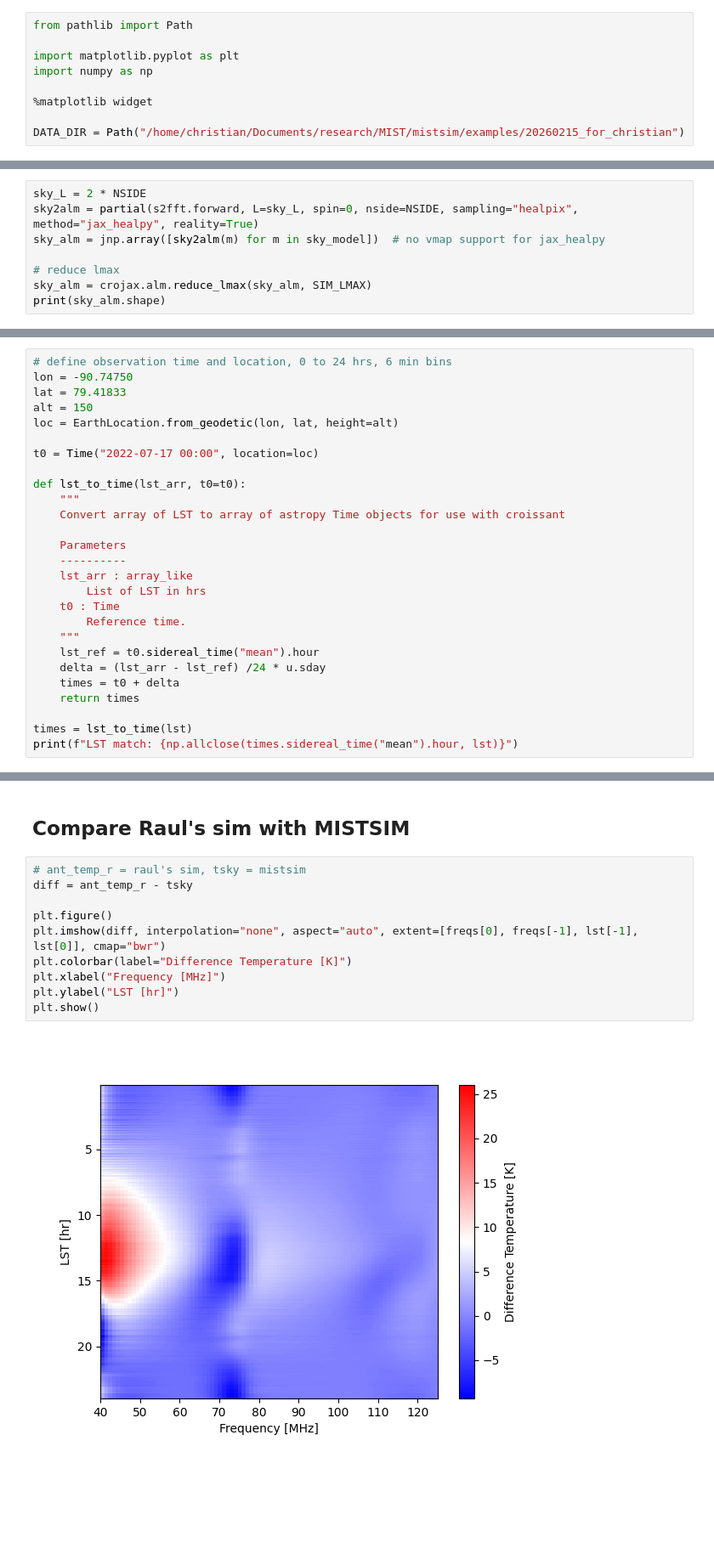
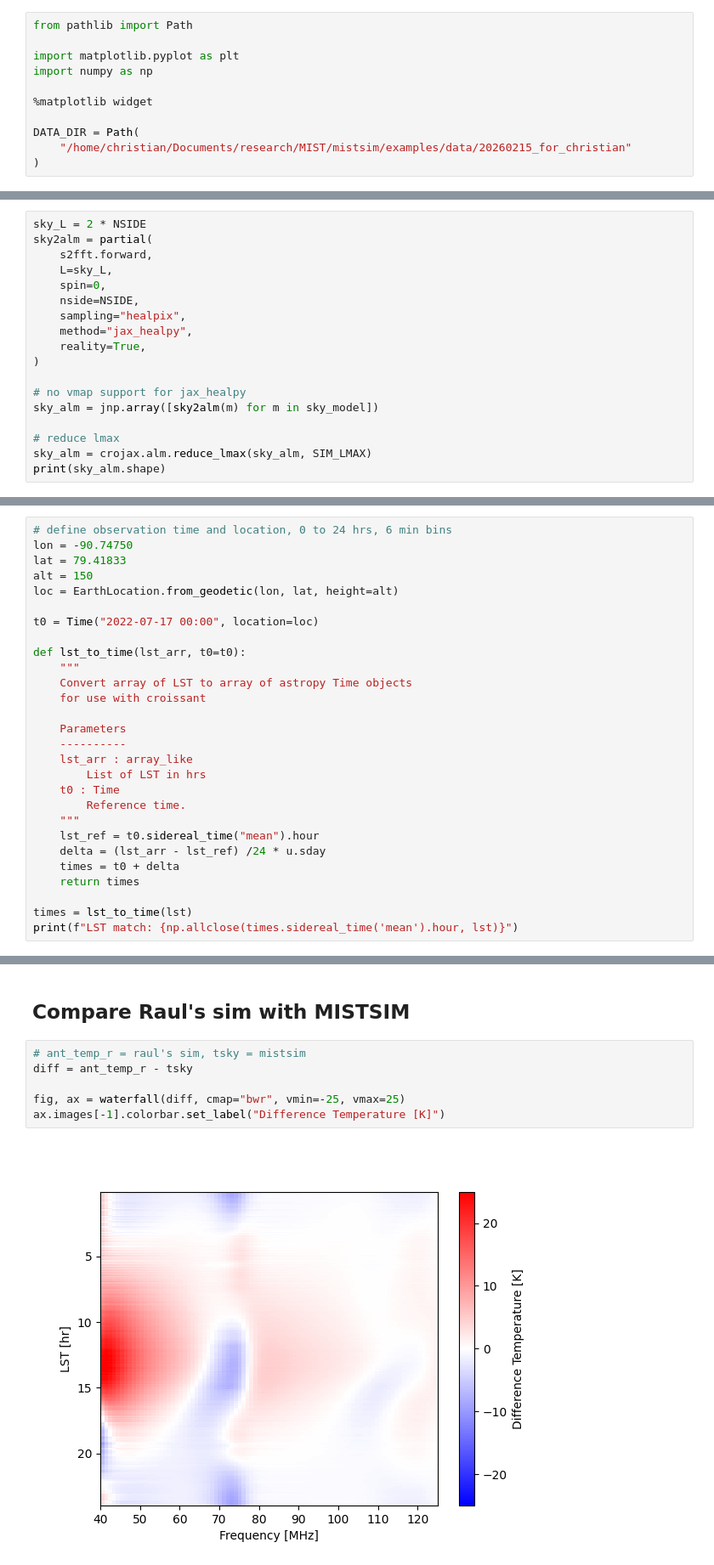
Before and after one commit to MIST-Experiment/mistsim, a Jupyter notebook: examples/sim_comparison.ipynb, the cells around one changed output, grey strips where cells are left out. Shown at 85% size. Drawn from its saved outputs; the diff is of its cells as text; blank space fills up the shorter version.

```diff
--- a/examples/sim_comparison.ipynb
+++ b/examples/sim_comparison.ipynb
@@ -6,7 +6,9 @@ import numpy as np
 
 %matplotlib widget
 
-DATA_DIR = Path("/home/christian/Documents/research/MIST/mistsim/examples/20260215_for_christian")
+DATA_DIR = Path(
+    "/home/christian/Documents/research/MIST/mistsim/examples/data/20260215_for_christian"
+)
 # %% [markdown]
 ## Raul's simulation
 # %%
@@ -107,8 +131,18 @@ plt.show()
 [figure]
 # %%
 sky_L = 2 * NSIDE
-sky2alm = partial(s2fft.forward, L=sky_L, spin=0, nside=NSIDE, sampling="healpix", method="jax_healpy", reality=True)
-sky_alm = jnp.array([sky2alm(m) for m in sky_model])  # no vmap support for jax_healpy
+sky2alm = partial(
+    s2fft.forward,
+    L=sky_L,
+    spin=0,
+    nside=NSIDE,
+    sampling="healpix",
+    method="jax_healpy",
+    reality=True,
+)
+
+# no vmap support for jax_healpy
+sky_alm = jnp.array([sky2alm(m) for m in sky_model])
 
 # reduce lmax
 sky_alm = crojax.alm.reduce_lmax(sky_alm, SIM_LMAX)
@@ -193,7 +229,8 @@ t0 = Time("2022-07-17 00:00", location=loc)
 
 def lst_to_time(lst_arr, t0=t0):
     """
-    Convert array of LST to array of astropy Time objects for use with croissant
+    Convert array of LST to array of astropy Time objects
+    for use with croissant
 
     Parameters
     ----------
@@ -208,7 +245,7 @@ def lst_to_time(lst_arr, t0=t0):
     return times
 
 times = lst_to_time(lst)
-print(f"LST match: {np.allclose(times.sidereal_time("mean").hour, lst)}")
+print(f"LST match: {np.allclose(times.sidereal_time('mean').hour, lst)}")
 # %% [output]
 LST match: True
 # %%
@@ -231,12 +263,8 @@ plt.show()
 # %%
 # ant_temp_r = raul's sim, tsky = mistsim
 diff = ant_temp_r - tsky
 
-plt.figure()
-plt.imshow(diff, interpolation="none", aspect="auto", extent=[freqs[0], freqs[-1], lst[-1], lst[0]], cmap="bwr")
-plt.colorbar(label="Difference Temperature [K]")
-plt.xlabel("Frequency [MHz]")
-plt.ylabel("LST [hr]")
-plt.show()
+fig, ax = waterfall(diff, cmap="bwr", vmin=-25, vmax=25)
+ax.images[-1].colorbar.set_label("Difference Temperature [K]")
 # %% [output]
-[figure, old version]
+[figure, new version]
```
Also changed, not shown: parts of 9 cells of this notebook, 3 other files.
